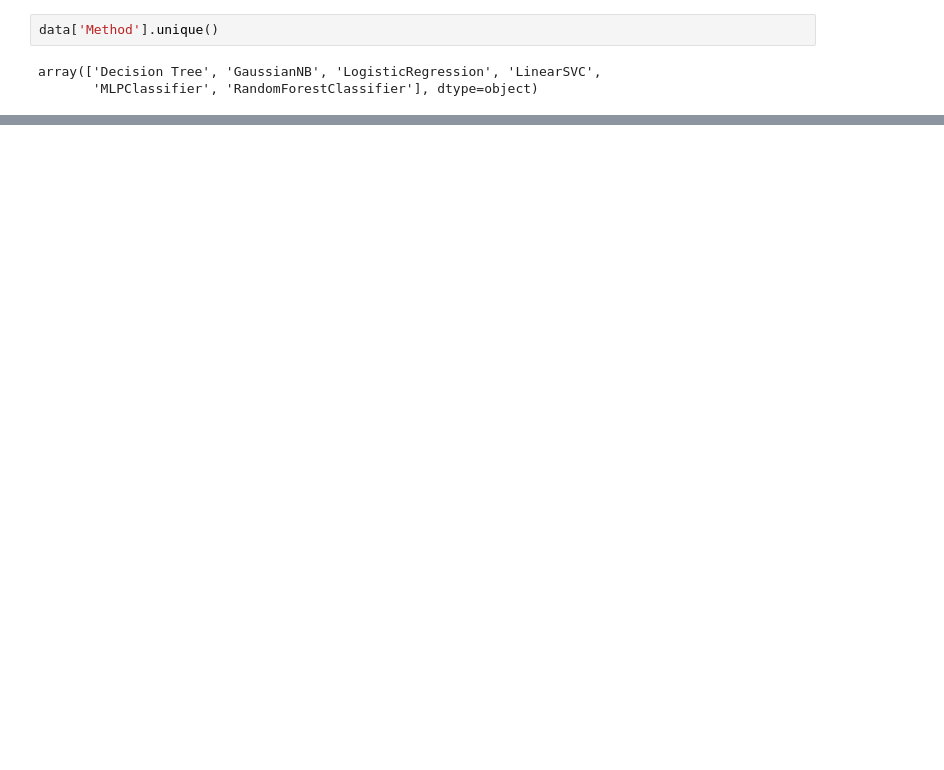
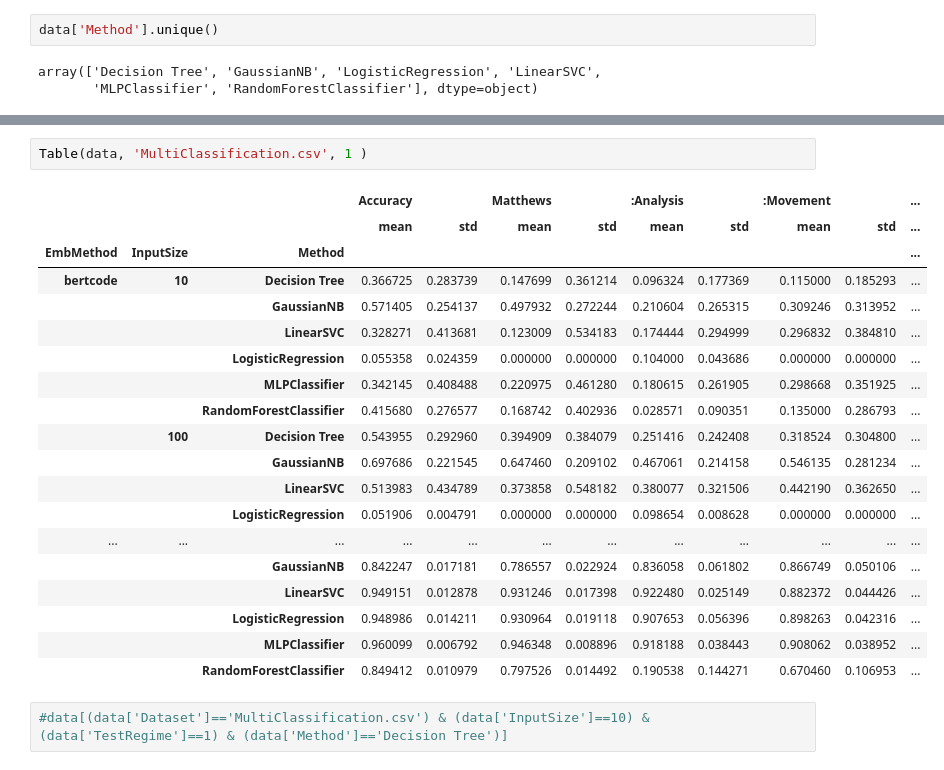
Before and after one commit to enridaga/data-journeys, a Jupyter notebook: AnalyseResultsMulti.ipynb, the cells around one changed output, grey strips where cells are left out. Cells and saved outputs as stored; diff of their text form; blank space fills up the shorter version.

```diff
--- a/AnalyseResultsMulti.ipynb
+++ b/AnalyseResultsMulti.ipynb
@@ -50,0 +57,24 @@ def Table(dataframe, dataset, test_regime):
+# %%
+Table(data, 'MultiClassification.csv', 1 )
+# %% [output]
+|  |  |  | Accuracy |  | Matthews |  | :Analysis |  | :Movement |  | ... |
+|  |  |  | mean | std | mean | std | mean | std | mean | std | ... |
+| EmbMethod | InputSize | Method |  |  |  |  |  |  |  |  | ... |
+| bertcode | 10 | Decision Tree | 0.366725 | 0.283739 | 0.147699 | 0.361214 | 0.096324 | 0.177369 | 0.115000 | 0.185293 | ... |
+|  |  | GaussianNB | 0.571405 | 0.254137 | 0.497932 | 0.272244 | 0.210604 | 0.265315 | 0.309246 | 0.313952 | ... |
+|  |  | LinearSVC | 0.328271 | 0.413681 | 0.123009 | 0.534183 | 0.174444 | 0.294999 | 0.296832 | 0.384810 | ... |
+|  |  | LogisticRegression | 0.055358 | 0.024359 | 0.000000 | 0.000000 | 0.104000 | 0.043686 | 0.000000 | 0.000000 | ... |
+|  |  | MLPClassifier | 0.342145 | 0.408488 | 0.220975 | 0.461280 | 0.180615 | 0.261905 | 0.298668 | 0.351925 | ... |
+|  |  | RandomForestClassifier | 0.415680 | 0.276577 | 0.168742 | 0.402936 | 0.028571 | 0.090351 | 0.135000 | 0.286793 | ... |
+|  | 100 | Decision Tree | 0.543955 | 0.292960 | 0.394909 | 0.384079 | 0.251416 | 0.242408 | 0.318524 | 0.304800 | ... |
+|  |  | GaussianNB | 0.697686 | 0.221545 | 0.647460 | 0.209102 | 0.467061 | 0.214158 | 0.546135 | 0.281234 | ... |
+|  |  | LinearSVC | 0.513983 | 0.434789 | 0.373858 | 0.548182 | 0.380077 | 0.321506 | 0.442190 | 0.362650 | ... |
+|  |  | LogisticRegression | 0.051906 | 0.004791 | 0.000000 | 0.000000 | 0.098654 | 0.008628 | 0.000000 | 0.000000 | ... |
+| ... | ... | ... | ... | ... | ... | ... | ... | ... | ... | ... | ... |
+|  |  | GaussianNB | 0.842247 | 0.017181 | 0.786557 | 0.022924 | 0.836058 | 0.061802 | 0.866749 | 0.050106 | ... |
+|  |  | LinearSVC | 0.949151 | 0.012878 | 0.931246 | 0.017398 | 0.922480 | 0.025149 | 0.882372 | 0.044426 | ... |
+|  |  | LogisticRegression | 0.948986 | 0.014211 | 0.930964 | 0.019118 | 0.907653 | 0.056396 | 0.898263 | 0.042316 | ... |
+|  |  | MLPClassifier | 0.960099 | 0.006792 | 0.946348 | 0.008896 | 0.918188 | 0.038443 | 0.908062 | 0.038952 | ... |
+|  |  | RandomForestClassifier | 0.849412 | 0.010979 | 0.797526 | 0.014492 | 0.190538 | 0.144271 | 0.670460 | 0.106953 | ... |
+# %%
+#data[(data['Dataset']=='MultiClassification.csv') & (data['InputSize']==10) & (data['TestRegime']==1) & (data['Method']=='Decision Tree')]
```
Also changed, not shown: parts of 13 cells of this notebook, 3 other files.
